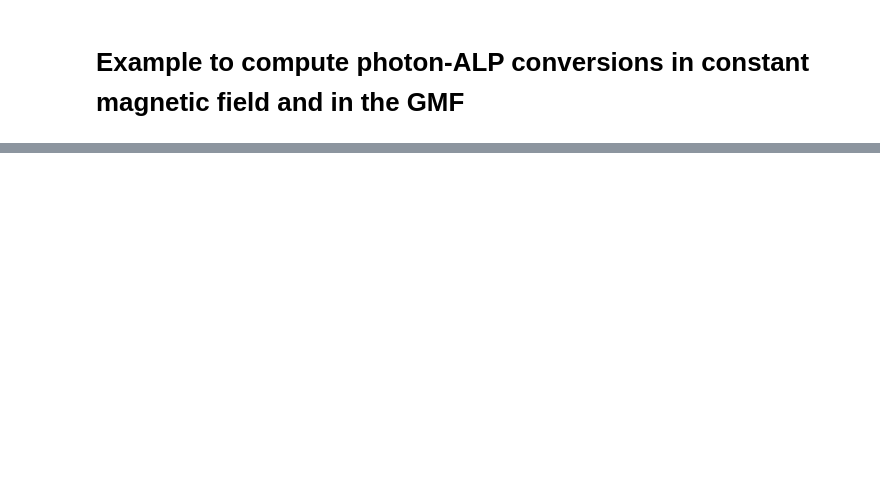
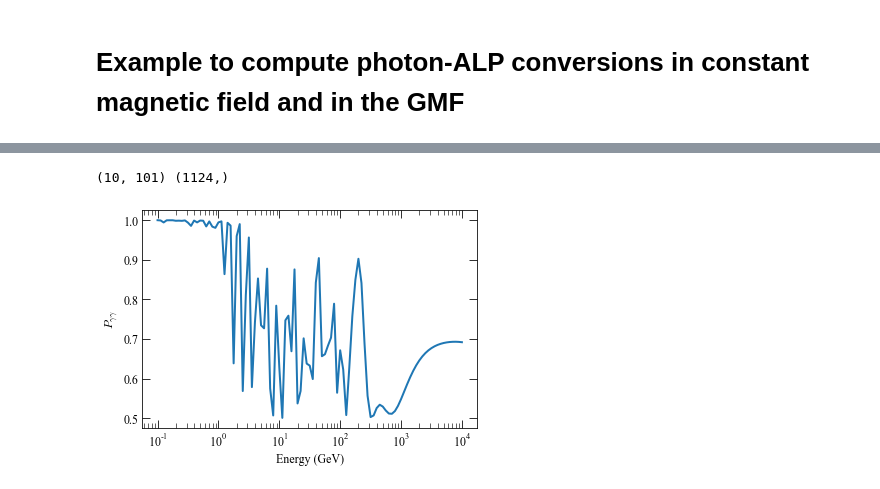
Before and after one commit to me-manu/gammaALPs, a Jupyter notebook: notebooks/example_single_cell_and_gmf.ipynb, the cells around one changed output, grey strips where cells are left out. Drawn from its saved outputs; the diff is of its cells as text; code cells hidden in the pictures; blank space fills up the shorter version.

```diff
--- a/notebooks/example_single_cell_and_gmf.ipynb
+++ b/notebooks/example_single_cell_and_gmf.ipynb
@@ -42,0 +90,34 @@ plt.axvline(EmaxGeV(g11=m.alp.g, BmuG=m.modules[0].B/2))
+# %%
+EGeV = np.logspace(-1.,4.,101)
+src = Source(z = 0.017559, ra = '03h19m48.1s', dec = '+41d30m42s')
+m = ModuleList(alp, src, pin = punpol, EGeV = EGeV, seed = 0)
+m.add_propagation("ICMGaussTurb",
+                  0, # position of module counted from the source.
+                  nsim = 10, # number of random B-field realizations
+                  B0 = 10.,  # rms of B field
+                  n0 = 39.,  # normalization of electron density
+                  n2 = 4.05, # second normalization of electron density, see Churazov et al. 2003, Eq. 4
+                  r_abell = 500., # extension of the cluster
+                  r_core = 80.,   # electron density parameter, see Churazov et al. 2003, Eq. 4
+                  r_core2 = 280., # electron density parameter, see Churazov et al. 2003, Eq. 4
+                  beta = 1.2,  # electron density parameter, see Churazov et al. 2003, Eq. 4
+                  beta2= 0.58, # electron density parameter, see Churazov et al. 2003, Eq. 4
+                  eta = 0.5, # scaling of B-field with electron denstiy
+                  kL = 0.18, # maximum turbulence scale in kpc^-1, taken from A2199 cool-core cluster, see Vacca et al. 2012
+                  kH = 9.,  # minimum turbulence scale, taken from A2199 cool-core cluster, see Vacca et al. 2012
+                  q = -2.80, # turbulence spectral index, taken from A2199 cool-core cluster, see Vacca et al. 2012
+                  thinning = 4 # thin out distance array. Can lead to different results!
+                 )
+# %%
+px,py,pa = m.run(multiprocess=4)
+# %%
+print px.shape, m.modules[0]._r.shape
+# %% [output]
+(10, 101) (1124,)
+# %%
+plt.semilogx(EGeV, px[0] + py[0], lw = 2)
+plt.xlabel("Energy (GeV)")
+plt.ylabel("$P_{\gamma\gamma}$")
+plt.savefig("pgg_perseus_one_real.pdf")
+# %% [output]
+[figure, added]
```
Also changed, not shown: parts of 16 cells of this notebook, 2 other files.
